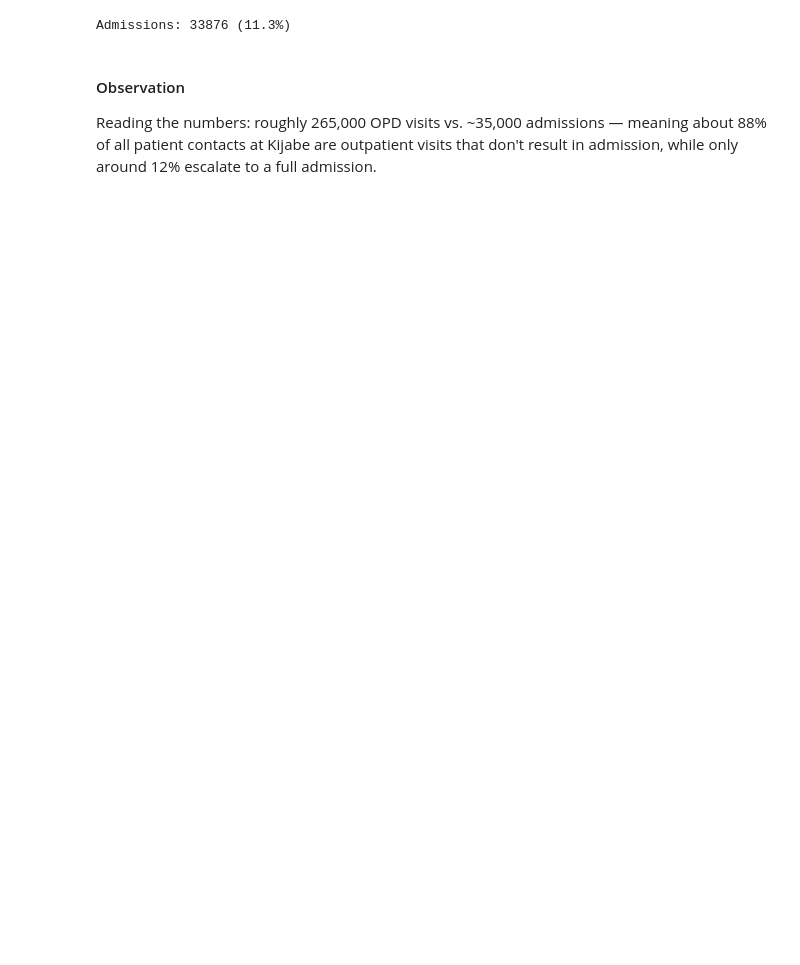
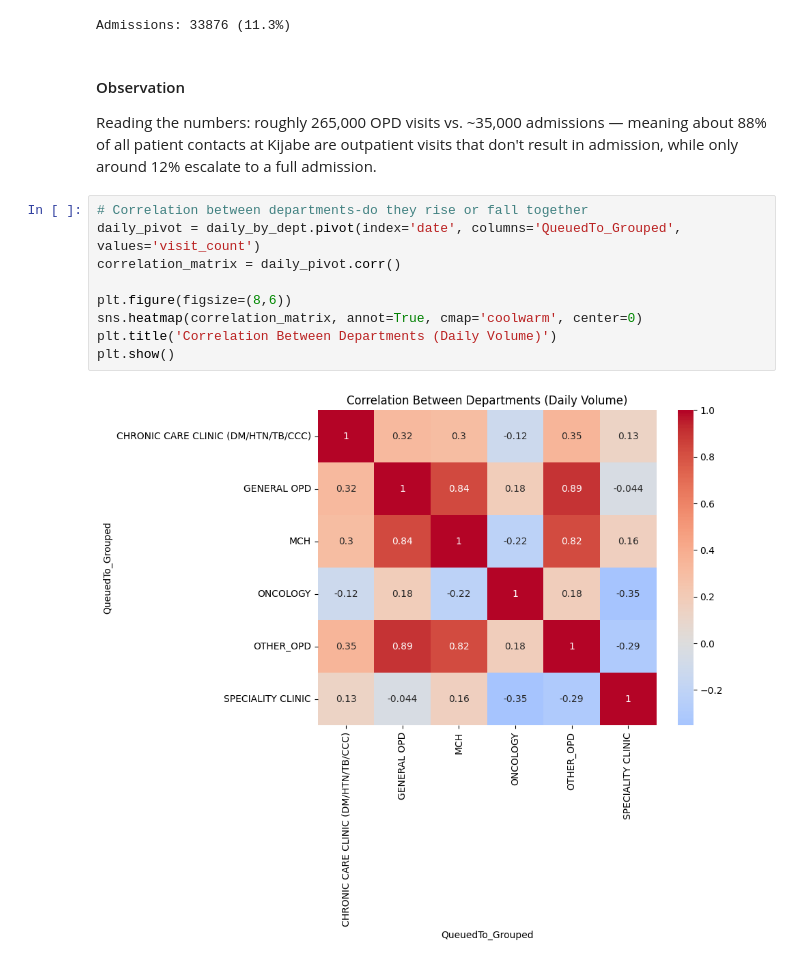
Before and after one commit to wahomelewis396/surge_sentinels, a Jupyter notebook: surge_sentinels.ipynb, the cells around one changed output. Drawn from its saved outputs; the diff is of its cells as text; blank space fills up the shorter version.

Commit message:
correlation

```diff
--- a/surge_sentinels.ipynb
+++ b/surge_sentinels.ipynb
@@ -534,3 +535,14 @@ Admissions: 33876 (11.3%)
 # %% [markdown]
 #### Observation
 Reading the numbers: roughly 265,000 OPD visits vs. ~35,000 admissions — meaning about 88% of all patient contacts at Kijabe are outpatient visits that don't result in admission, while only around 12% escalate to a full admission.
+# %%
+# Correlation between departments-do they rise or fall together
+daily_pivot = daily_by_dept.pivot(index='date', columns='QueuedTo_Grouped', values='visit_count')
+correlation_matrix = daily_pivot.corr()
+
+plt.figure(figsize=(8,6))
+sns.heatmap(correlation_matrix, annot=True, cmap='coolwarm', center=0)
+plt.title('Correlation Between Departments (Daily Volume)')
+plt.show()
+# %% [output]
+[figure, added]
```
Also changed, not shown: parts of 9 cells of this notebook.
